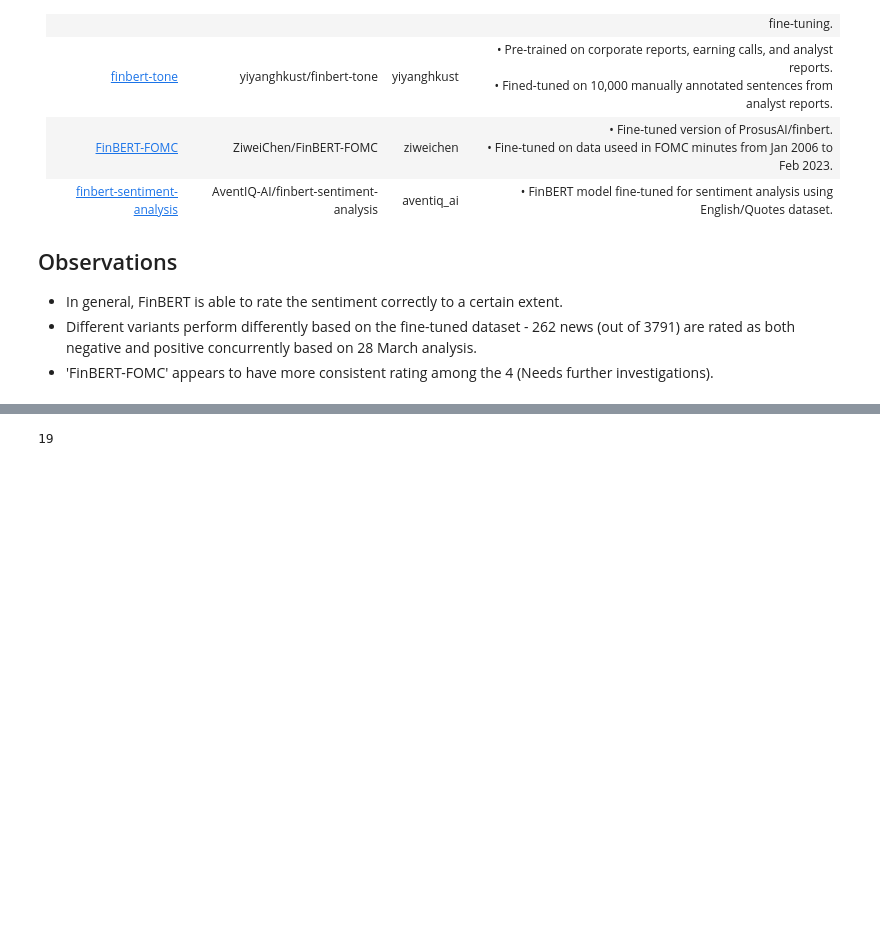
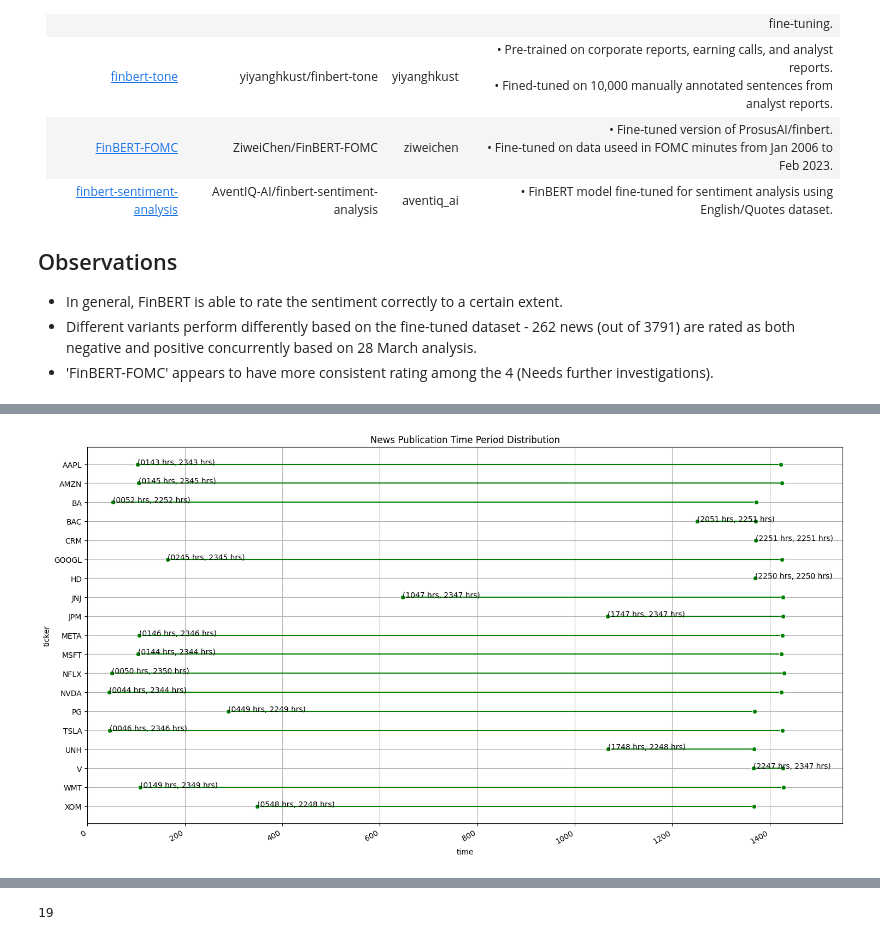
Before and after one commit to CKAbundant/sentiment, a Jupyter notebook: poc.ipynb, the cells around one changed output, grey strips where cells are left out. Cells and saved outputs as stored; diff of their text form; code cells hidden in the pictures; blank space fills up the shorter version.

```diff
--- a/poc.ipynb
+++ b/poc.ipynb
@@ -576,0 +589,4 @@ df
+# %%
+plot_news.plot_time(df, "time", value_vars=["min_minutes", "max_minutes"])
+# %% [output]
+[figure, added]
```
Also changed, not shown: parts of 15 cells of this notebook, 6 other files.
